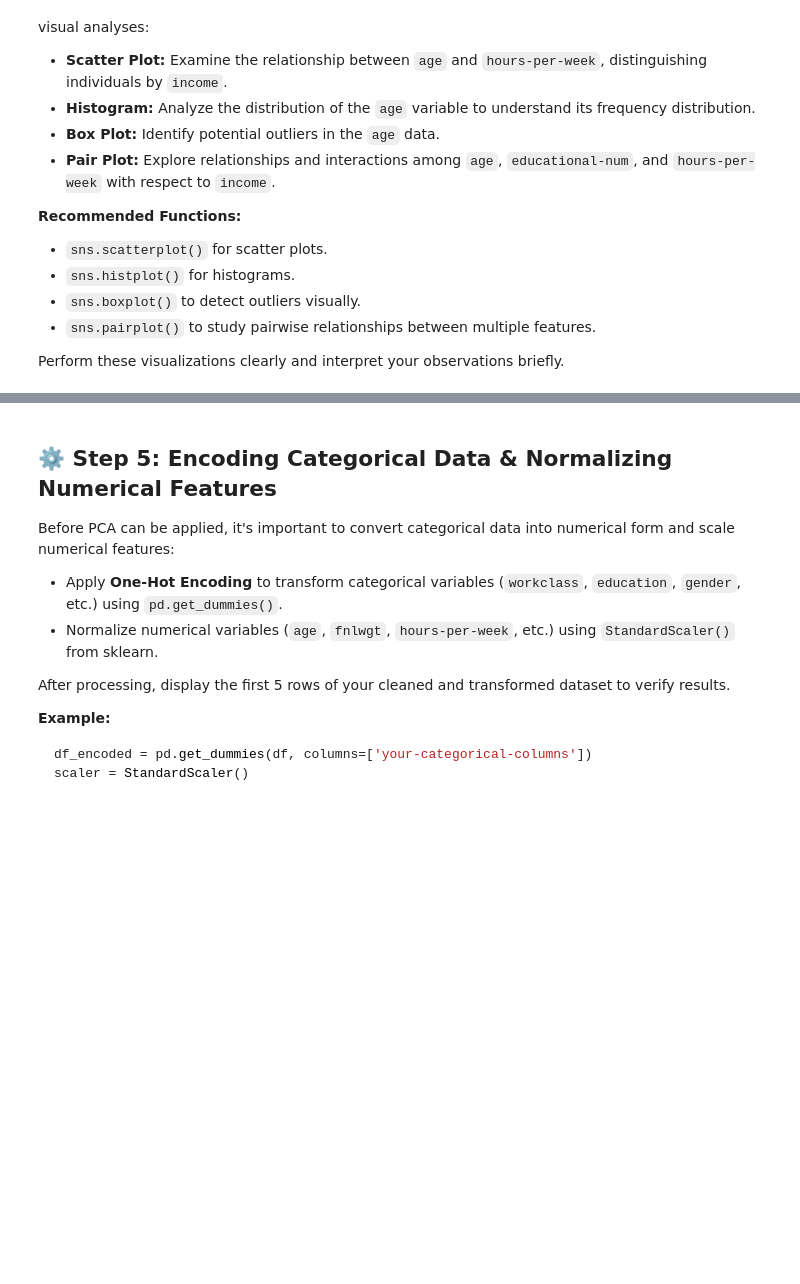
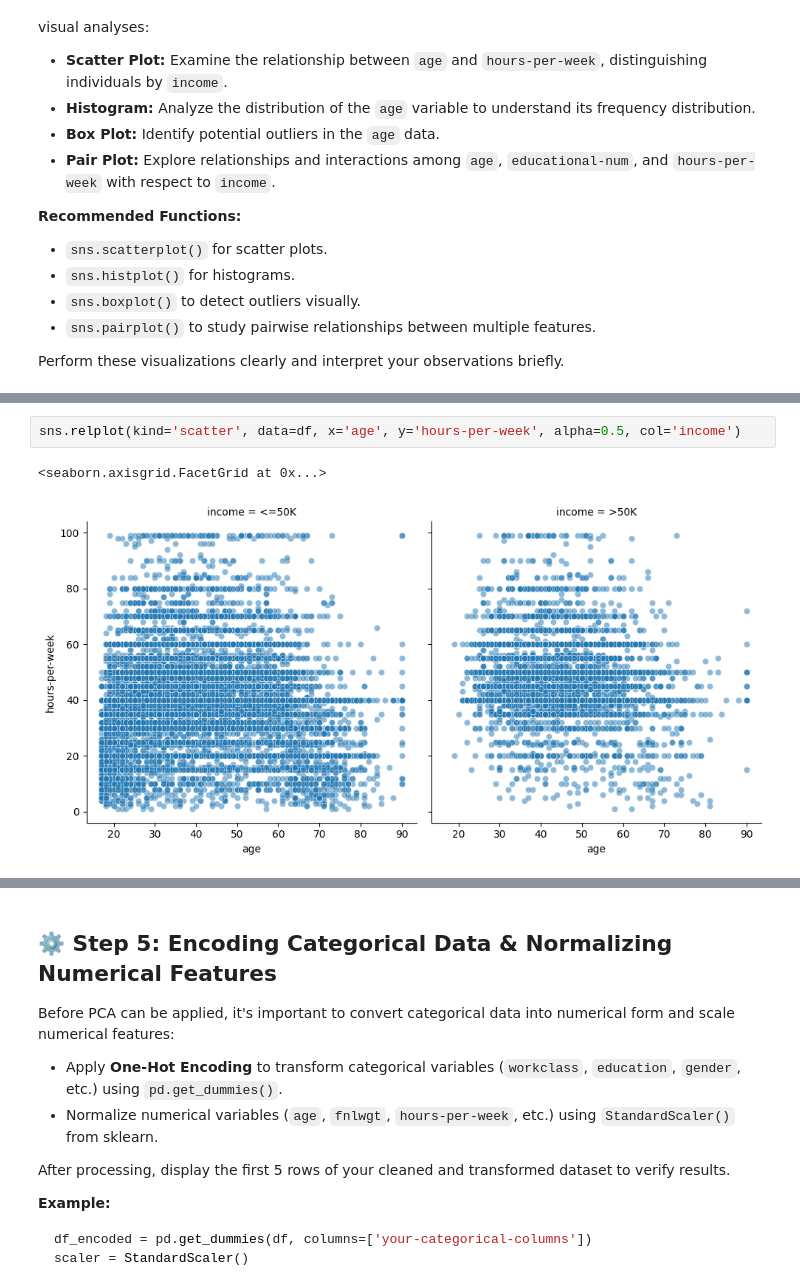
Before and after one commit to Zeinab-kr/Data-Mining-Course-Projects, a Jupyter notebook: DM_PR1/PCA.ipynb, the cells around one changed output, grey strips where cells are left out. Cells and saved outputs as stored; diff of their text form; blank space fills up the shorter version.

```diff
--- a/DM_PR1/PCA.ipynb
+++ b/DM_PR1/PCA.ipynb
@@ -99,0 +164,5 @@ Perform these visualizations clearly and interpret your observations briefly.
+# %%
+sns.relplot(kind='scatter', data=df, x='age', y='hours-per-week', alpha=0.5, col='income')
+# %% [output]
+<seaborn.axisgrid.FacetGrid at 0x...>
+[figure, added]
```
Also changed, not shown: parts of 39 cells of this notebook.
